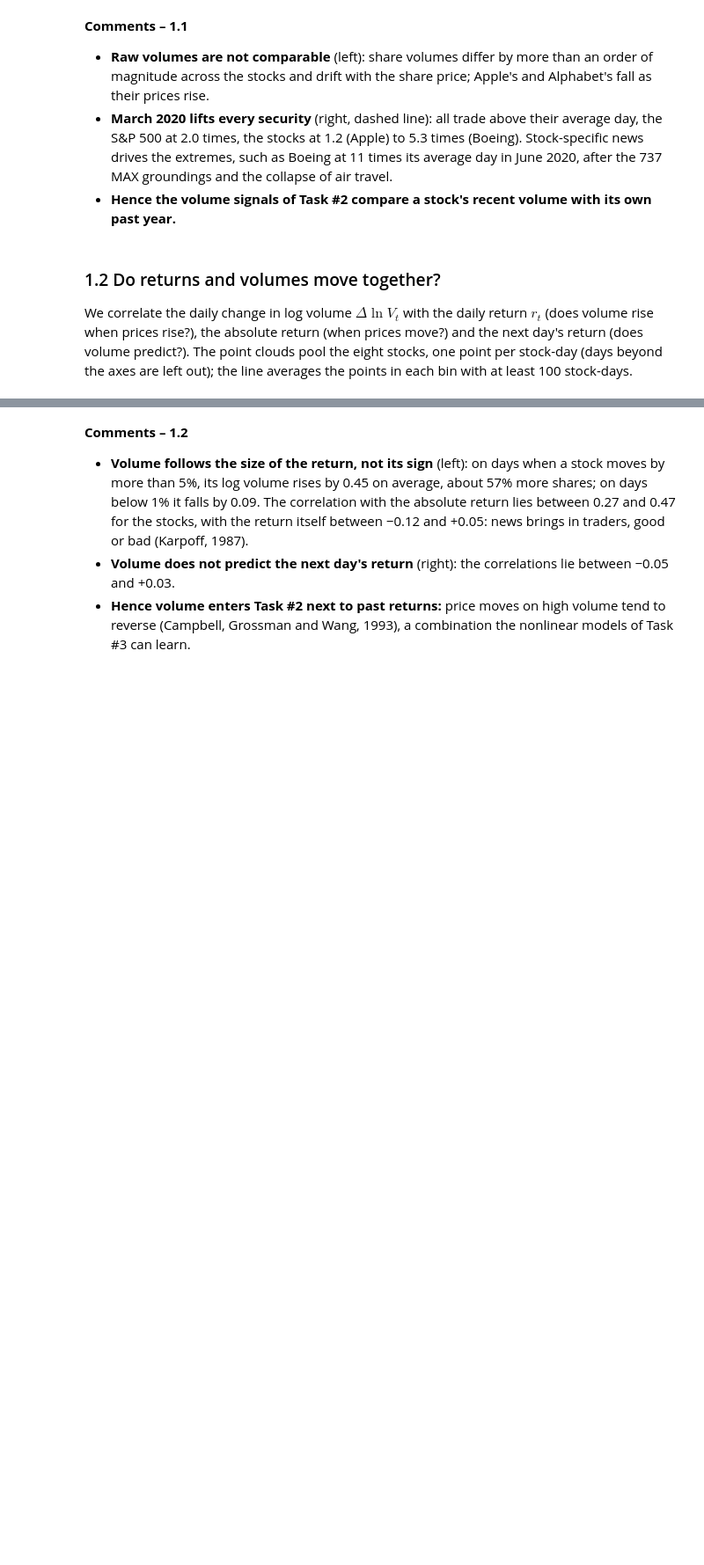
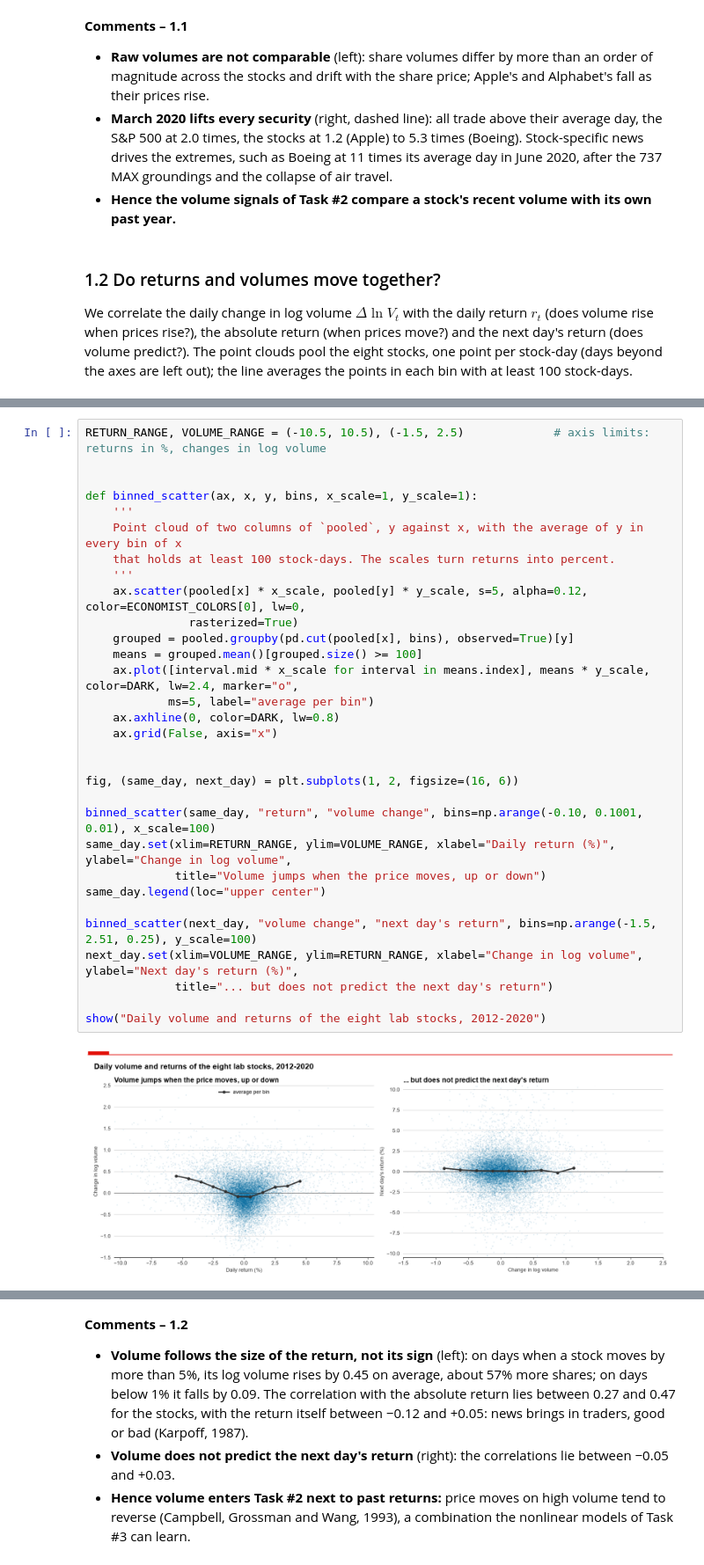
Before and after one commit to cboumans/Finance_with_Big_Data, a Jupyter notebook: lab4/PCLab4_Group4.ipynb, the cells around one changed output, grey strips where cells are left out. Shown at 88% size. Saved outputs shown, nothing was run; the diff lists cells and outputs as text; blank space fills up the shorter version.

```diff
--- a/lab4/PCLab4_Group4.ipynb
+++ b/lab4/PCLab4_Group4.ipynb
@@ -200,0 +195,33 @@ Correlation with the change in log volume:
+# %%
+RETURN_RANGE, VOLUME_RANGE = (-10.5, 10.5), (-1.5, 2.5)             # axis limits: returns in %, changes in log volume
+
+
+def binned_scatter(ax, x, y, bins, x_scale=1, y_scale=1):
+    '''
+    Point cloud of two columns of `pooled`, y against x, with the average of y in every bin of x
+    that holds at least 100 stock-days. The scales turn returns into percent.
+    '''
+    ax.scatter(pooled[x] * x_scale, pooled[y] * y_scale, s=5, alpha=0.12, color=ECONOMIST_COLORS[0], lw=0,
+               rasterized=True)
+    grouped = pooled.groupby(pd.cut(pooled[x], bins), observed=True)[y]
+    means = grouped.mean()[grouped.size() >= 100]
+    ax.plot([interval.mid * x_scale for interval in means.index], means * y_scale, color=DARK, lw=2.4, marker="o",
+            ms=5, label="average per bin")
+    ax.axhline(0, color=DARK, lw=0.8)
+    ax.grid(False, axis="x")
+
+
+fig, (same_day, next_day) = plt.subplots(1, 2, figsize=(16, 6))
+
+binned_scatter(same_day, "return", "volume change", bins=np.arange(-0.10, 0.1001, 0.01), x_scale=100)
+same_day.set(xlim=RETURN_RANGE, ylim=VOLUME_RANGE, xlabel="Daily return (%)", ylabel="Change in log volume",
+             title="Volume jumps when the price moves, up or down")
+same_day.legend(loc="upper center")
+
+binned_scatter(next_day, "volume change", "next day's return", bins=np.arange(-1.5, 2.51, 0.25), y_scale=100)
+next_day.set(xlim=VOLUME_RANGE, ylim=RETURN_RANGE, xlabel="Change in log volume", ylabel="Next day's return (%)",
+             title="... but does not predict the next day's return")
+
+show("Daily volume and returns of the eight lab stocks, 2012-2020")
+# %% [output]
+[figure, added]
```
Also changed, not shown: parts of 49 cells of this notebook.
